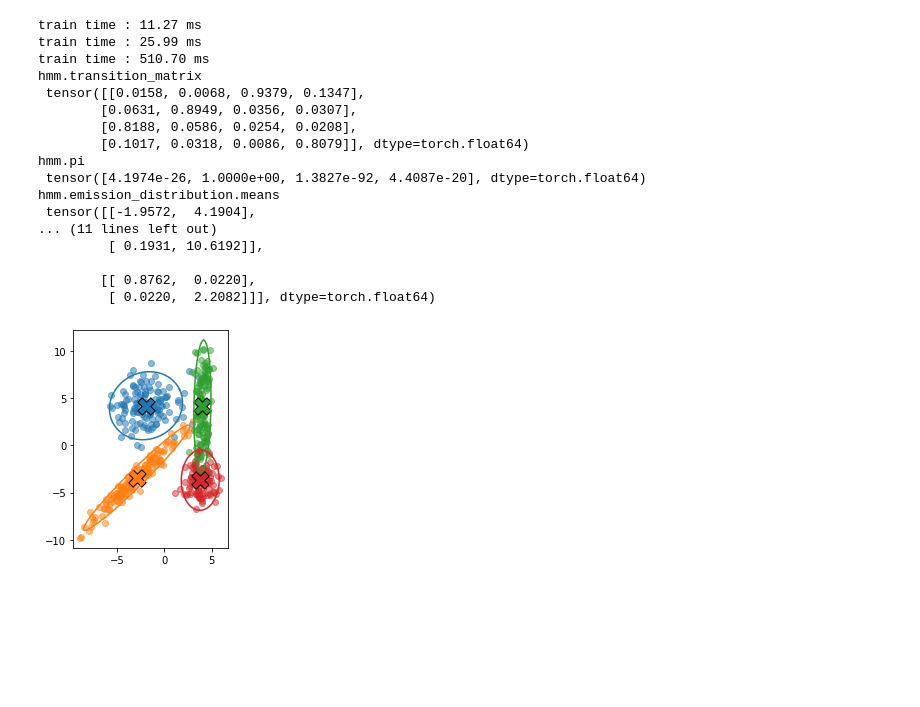
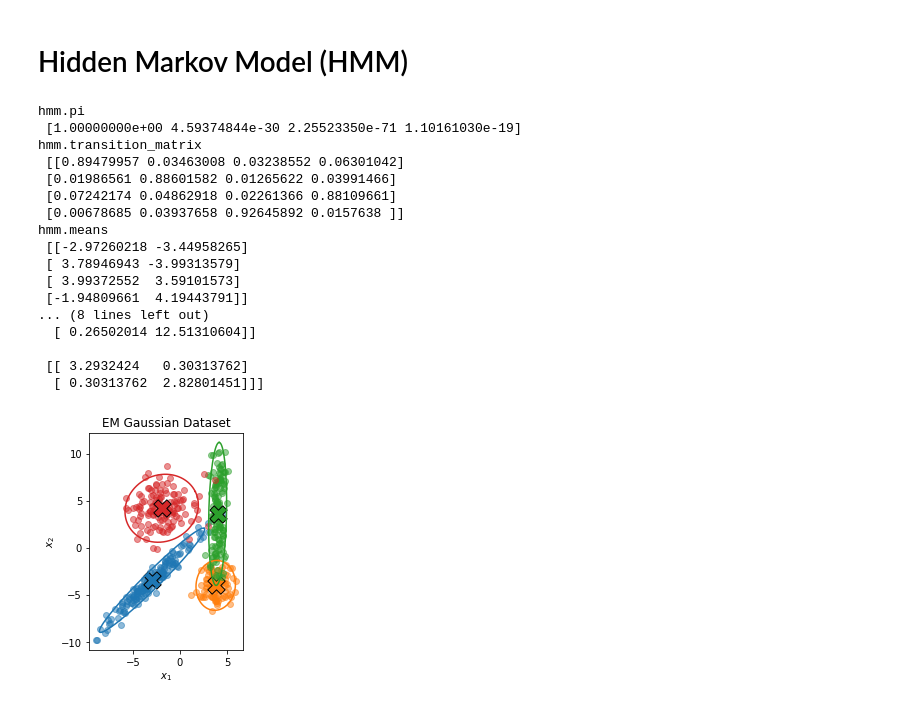
Before and after one commit to jgsimard/pgm, a Jupyter notebook: notebooks/hidden_markov_model.ipynb, the cells around one changed output. Saved outputs shown, nothing was run; the diff lists cells and outputs as text; code cells hidden in the pictures; blank space fills up the shorter version.

```diff
--- a/notebooks/hidden_markov_model.ipynb
+++ b/notebooks/hidden_markov_model.ipynb
@@ -125,3 +1,5 @@ At the $k$-th maximization step, we maximize the new obtained expression with re
+# %% [markdown]
+# Hidden Markov Model (HMM)
 # %%
 %reload_ext autoreload
 %autoreload 2
@@ -137,31 +20,35 @@ x = dataset[0]
+# %%
+x_train = EMGaussianDataset("../datasets/data/EMGaussian",train=True)[0]
+x_test = EMGaussianDataset("../datasets/data/EMGaussian",train=False)[0]
 # %%
-hmm = HiddenMarkovModel(4)
-hmm.train(x)
-print("hmm.transition_matrix\n", torch.exp(hmm.transition_matrix_log))
-print("hmm.pi\n", torch.exp(hmm.pi_log))
-print("hmm.emission_distribution.means\n", hmm.emission_distribution.means)
-print("hmm.emission_distribution.covariances\n", hmm.emission_distribution.covariances)
+hmm = HiddenMarkovModel(k=4, seed=10)
+hmm.initialize(x_train)
+likelihoods_train, likelihoods_test = hmm.train(x_train, x_test, likelihood = True)
+print("hmm.pi\n", torch.exp(hmm.pi_log).numpy())
+print("hmm.transition_matrix\n", torch.exp(hmm.transition_matrix_log).numpy())
+print("hmm.means\n", hmm.emission_distribution.means.numpy())
+print("hmm.covariances\n", hmm.emission_distribution.covariances.numpy())
 
 plot_ellipses(hmm.emission_distribution)
-hmm.emission_distribution.predict = lambda _: hmm.viterbi(x)
-plot_clusters(hmm.emission_distribution, x)
+hmm.emission_distribution.predict = lambda _: hmm.predict(x_train)
+plot_clusters(hmm.emission_distribution, x_train)
 plt.show()
 # %% [output]
-train time : 11.27 ms
-train time : 25.99 ms
-train time : 510.70 ms
+hmm.pi
+ [1.00000000e+00 4.59374844e-30 2.25523350e-71 1.10161030e-19]
 hmm.transition_matrix
- tensor([[0.0158, 0.0068, 0.9379, 0.1347],
-        [0.0631, 0.8949, 0.0356, 0.0307],
-        [0.8188, 0.0586, 0.0254, 0.0208],
-        [0.1017, 0.0318, 0.0086, 0.8079]], dtype=torch.float64)
-hmm.pi
- tensor([4.1974e-26, 1.0000e+00, 1.3827e-92, 4.4087e-20], dtype=torch.float64)
-hmm.emission_distribution.means
- tensor([[-1.9572,  4.1904],
-... (11 lines left out)
-         [ 0.1931, 10.6192]],
+ [[0.89479957 0.03463008 0.03238552 0.06301042]
+ [0.01986561 0.88601582 0.01265622 0.03991466]
+ [0.07242174 0.04862918 0.02261366 0.88109661]
+ [0.00678685 0.03937658 0.92645892 0.0157638 ]]
+hmm.means
+ [[-2.97260218 -3.44958265]
+ [ 3.78946943 -3.99313579]
+ [ 3.99372552  3.59101573]
+ [-1.94809661  4.19443791]]
+... (8 lines left out)
+  [ 0.26502014 12.51310604]]
 
-        [[ 0.8762,  0.0220],
-         [ 0.0220,  2.2082]]], dtype=torch.float64)
+ [[ 3.2932424   0.30313762]
+  [ 0.30313762  2.82801451]]]
-[figure, old version]
+[figure, new version]
```
Also changed, not shown: parts of 5 cells of this notebook, 6 other files.
